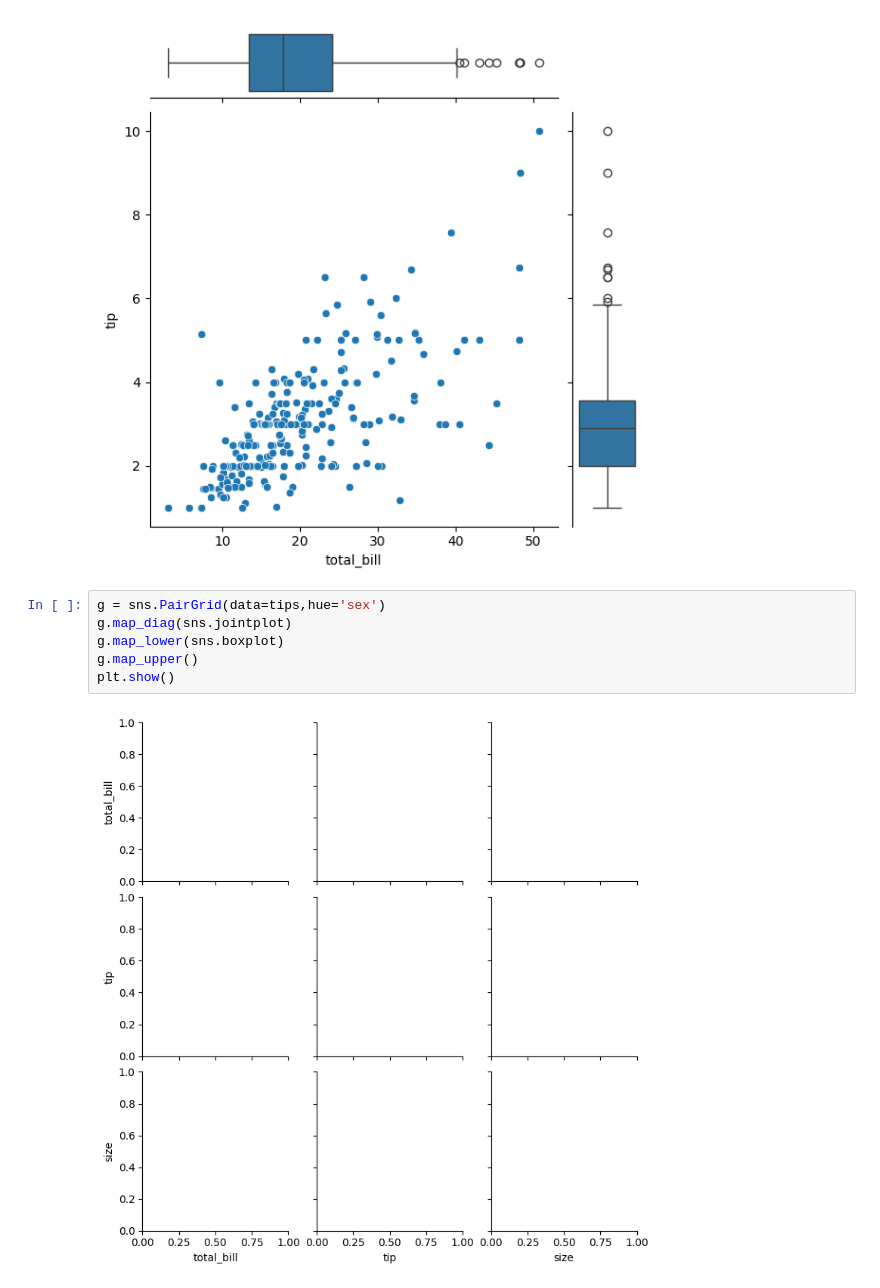
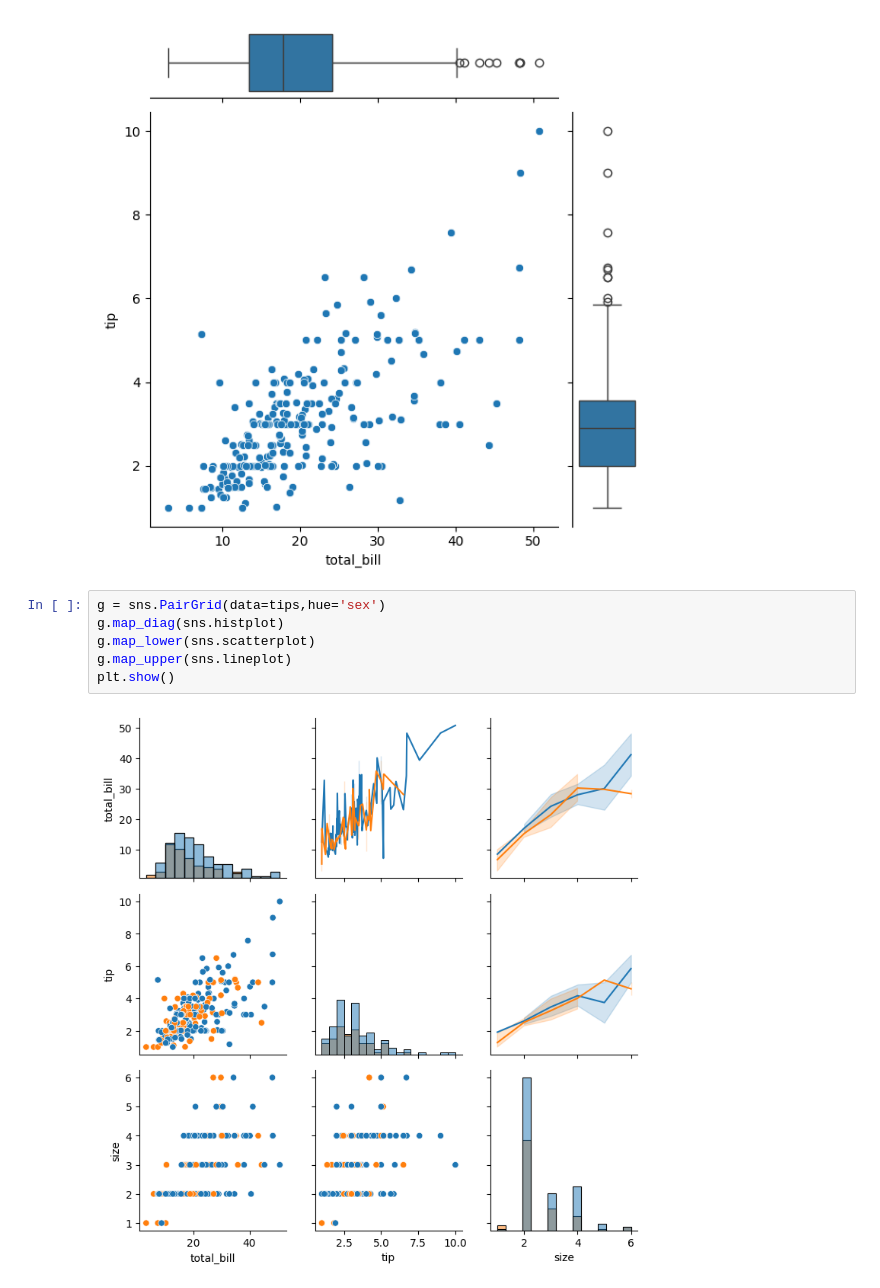
Before and after one commit to GameNPN/KU-Data-Science, a Jupyter notebook: Week 7/seaborn.ipynb, the cells around one changed output. Saved outputs shown, nothing was run; the diff lists cells and outputs as text.

```diff
--- a/Week 7/seaborn.ipynb
+++ b/Week 7/seaborn.ipynb
@@ -124,9 +143,9 @@ plt.show()
 [figure]
 # %%
 g = sns.PairGrid(data=tips,hue='sex')
-g.map_diag(sns.jointplot)
-g.map_lower(sns.boxplot)
-g.map_upper()
+g.map_diag(sns.histplot)
+g.map_lower(sns.scatterplot)
+g.map_upper(sns.lineplot)
 plt.show()
 # %% [output]
-[figure, old version]
+[figure, new version]
```
Also changed, not shown: parts of 6 cells of this notebook.
